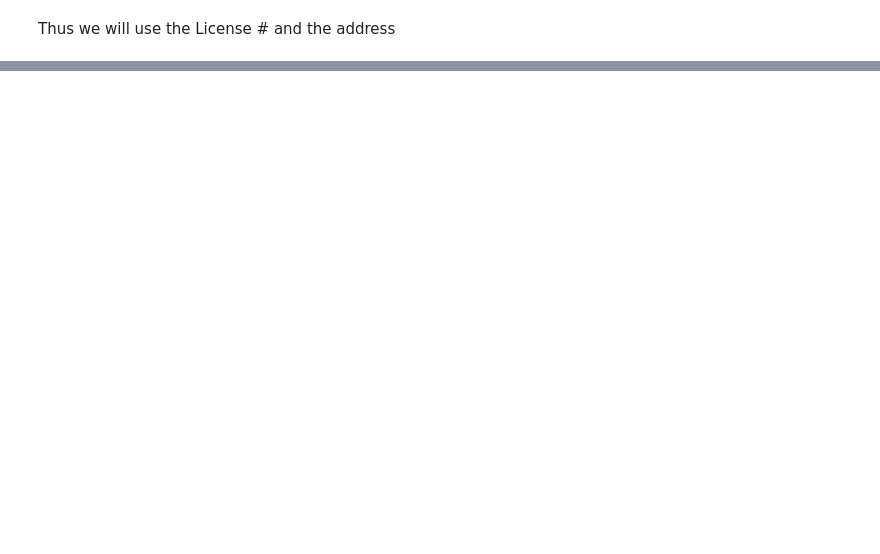
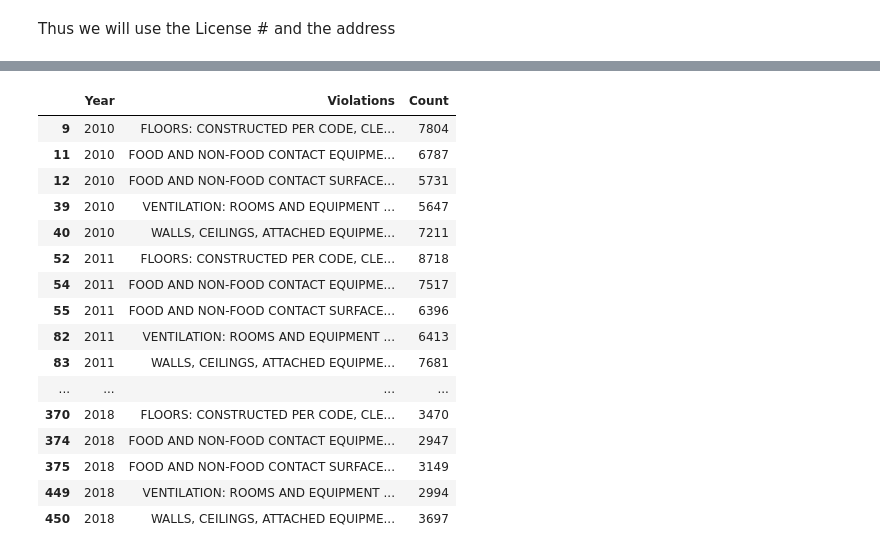
Before and after one commit to vishal-parameswaran/University-of-Chicago, a Jupyter notebook: Natural Language Processing and Cognitive Computing/Assignment 1/code/Assignment_1.ipynb, the cells around one changed output, grey strips where cells are left out. Cells and saved outputs as stored; diff of their text form; code cells hidden in the pictures; blank space fills up the shorter version.

```diff
--- a/Natural Language Processing and Cognitive Computing/Assignment 1/code/Assignment_1.ipynb
+++ b/Natural Language Processing and Cognitive Computing/Assignment 1/code/Assignment_1.ipynb
@@ -113,0 +252,24 @@ repeat_offenders_df["Licenses"] = failed_inspection_data[]
+# %%
+def extract_descriptions_with_na(violation):
+    if str(violation) != "nan":
+        split_violations = violation.split(sep="|")
+        regex_values = []
+        pattern = r"(?<=\d\.).*(?= - Comments)"
+        for i in split_violations:
+            regex = re.search(pattern,i)
+            if regex is None:
+                string = i.strip()
+                string = re.sub(r"(\d{1,3}. )","",string)
+                regex_values.append(string)
+            else:
+                string  = i[regex.start(0):regex.end(0)].strip()
+                regex_values.append(string)
+        return regex_values
+    else:
+        return []
+# %%
+description_extract_df = pd.DataFrame()
+description_extract_df["Violations"] = food_inspection_data["Violations"].apply(extract_descriptions_with_na)
+description_extract_df["Time"] = food_inspection_data["Inspection Date"]
+description_extract_df = description_extract_df.explode("Violations")
+description_extract_df = description_extract_df[description_extract_df["Violations"].notna()]
@@ -113,0 +311,24 @@ repeat_offenders_df["Licenses"] = failed_inspection_data[]
+# %%
+description_extract_agg = pd.DataFrame(description_extract_df.groupby(["Year","Violations"]).size())
+description_extract_agg.reset_index(inplace=True)
+selected_violations = description_extract_agg[description_extract_agg["Violations"].isin(top5[:5]["Violations"].values)]
+selected_violations.columns = ["Year","Violations","Count"]
+selected_violations
+# %% [output]
+|  | Year | Violations | Count |
+| 9 | 2010 | FLOORS: CONSTRUCTED PER CODE, CLE... | 7804 |
+| 11 | 2010 | FOOD AND NON-FOOD CONTACT EQUIPME... | 6787 |
+| 12 | 2010 | FOOD AND NON-FOOD CONTACT SURFACE... | 5731 |
+| 39 | 2010 | VENTILATION: ROOMS AND EQUIPMENT ... | 5647 |
+| 40 | 2010 | WALLS, CEILINGS, ATTACHED EQUIPME... | 7211 |
+| 52 | 2011 | FLOORS: CONSTRUCTED PER CODE, CLE... | 8718 |
+| 54 | 2011 | FOOD AND NON-FOOD CONTACT EQUIPME... | 7517 |
+| 55 | 2011 | FOOD AND NON-FOOD CONTACT SURFACE... | 6396 |
+| 82 | 2011 | VENTILATION: ROOMS AND EQUIPMENT ... | 6413 |
+| 83 | 2011 | WALLS, CEILINGS, ATTACHED EQUIPME... | 7681 |
+| ... | ... | ... | ... |
+| 370 | 2018 | FLOORS: CONSTRUCTED PER CODE, CLE... | 3470 |
+| 374 | 2018 | FOOD AND NON-FOOD CONTACT EQUIPME... | 2947 |
+| 375 | 2018 | FOOD AND NON-FOOD CONTACT SURFACE... | 3149 |
+| 449 | 2018 | VENTILATION: ROOMS AND EQUIPMENT ... | 2994 |
+| 450 | 2018 | WALLS, CEILINGS, ATTACHED EQUIPME... | 3697 |
```
Also changed, not shown: parts of 27 cells of this notebook.
